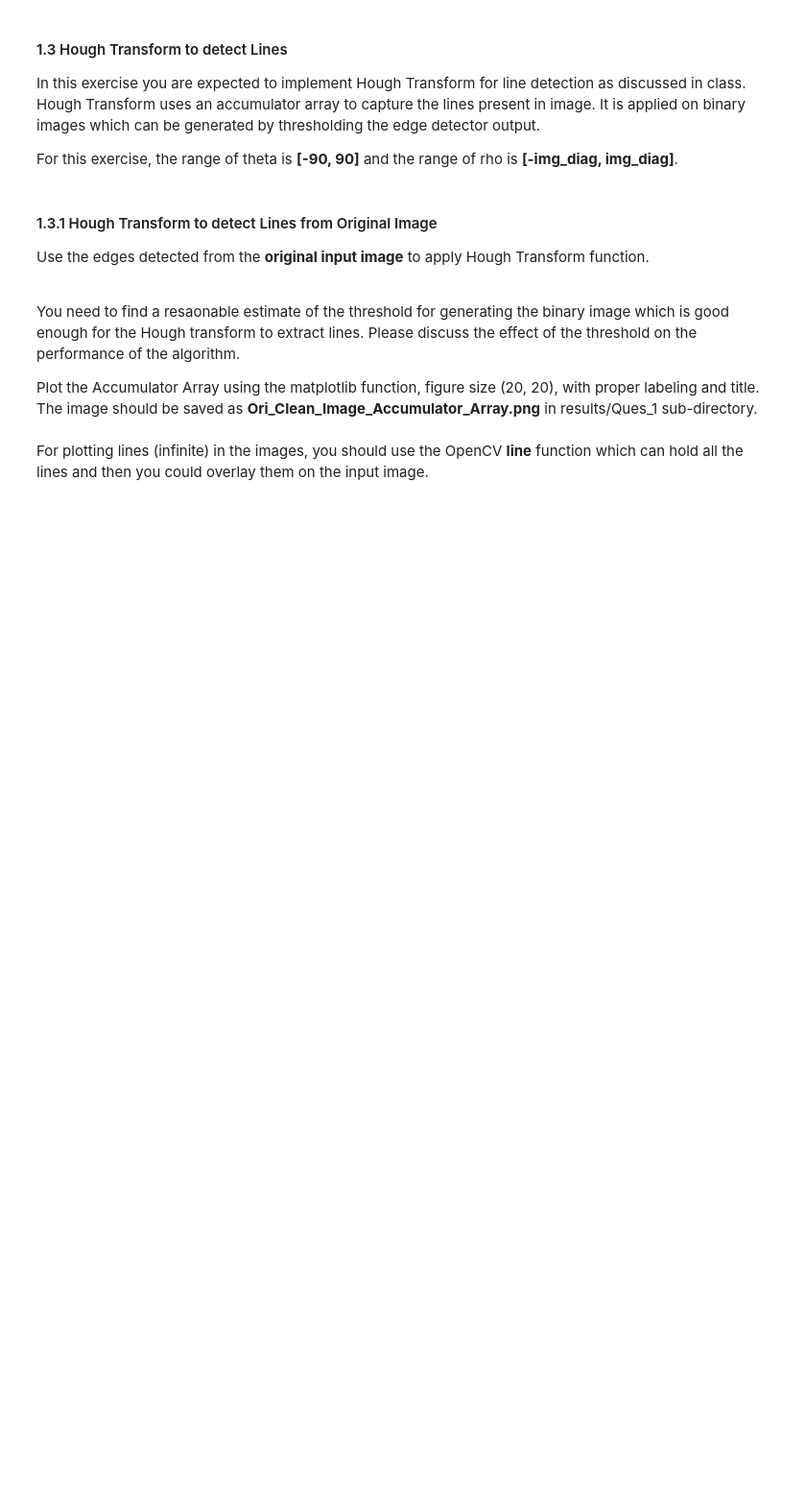
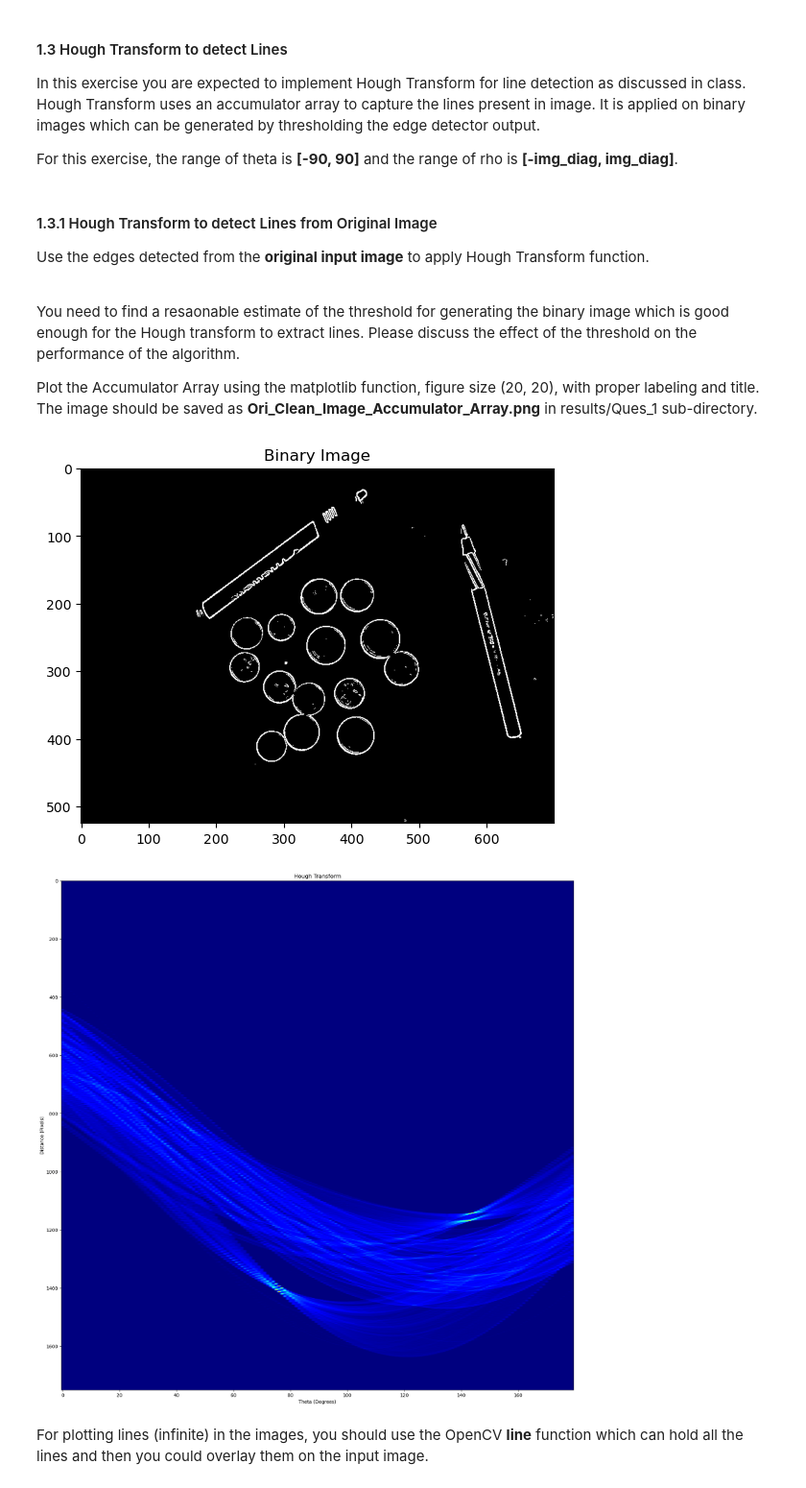
Before and after one commit to CasuallyAlive/Computer_Vision_Projects, a Jupyter notebook: src/proj2_6320/proj2_code/Project_2_CS6320.ipynb, the cells around one changed output. Shown at 96% size. Cells and saved outputs as stored; diff of their text form; code cells hidden in the pictures; blank space fills up the shorter version.

```diff
--- a/src/proj2_6320/proj2_code/Project_2_CS6320.ipynb
+++ b/src/proj2_6320/proj2_code/Project_2_CS6320.ipynb
@@ -204,6 +253,23 @@ def hough_transform(input_img, threshold, theta_res, rho_res):
     ##############################
     # TO DO: Your Implementation
     ##############################
+    thetas = np.deg2rad(np.arange(theta_res[0], theta_res[1]))
+    cos_thetas, sin_thetas = np.cos(thetas), np.sin(thetas)
+    rhos = np.linspace(rho_res[0], rho_res[1], rho_res[1]*2)
+
+    sz_y, sz_x = input_img.shape
+
+    accumulator = np.zeros((2*rho_res[1], len(thetas)), dtype=np.uint32)
+    binary_img = np.uint8((input_img >= threshold))
+
+    edge_pts = {(i, j) if binary_img[j,i] else None \
+        for i in range(sz_x) for j in range(sz_y)}
+    edge_pts.remove(None)
+
+    for edge_pt in edge_pts:
+        for t_idx in range(len(thetas)):
+            d = round(edge_pt[0]*cos_thetas[t_idx]+edge_pt[1]*sin_thetas[t_idx])+rho_res[1]
+            accumulator[d, t_idx] += 1
 
     ################################
     # Your Implementation ENDS here
@@ -222,27 +288,40 @@ Plot the Accumulator Array using the matplotlib function, figure size (20, 20),
 # %%
 # Invoke the Hough Transform Method to Extract the Lines from the Image
 # You need to find a resaonable estimate of the threshold for generating a binary image
 # which is good enough for the Hough transform to extract the lines
 # To expedite the process you can play with the resolution of the theta and rho
 # without compromising the quality of the results
-
-ori_accumulator, ori_thetas, ori_rhos, ori_binary_img = hough_transform()
+diag_len = math.ceil(np.sqrt(img.shape[0]**2+img.shape[1]**2))
+ori_accumulator, ori_thetas, ori_rhos, ori_binary_img = hough_transform(edge_detector(np.copy(img), 2, blur=False), np.mean(img), [-90, 90], [-diag_len, diag_len])
 
 # Save the Thresholded Binary Image
 cv.imwrite('../results/Ques_1/Ori_Clean_Binary_Image.png', ori_binary_img)
 
 #Plot the Binary Image
 plt.figure(); plt.imshow(ori_binary_img.astype(np.uint8), cmap='gray'); plt.title('Binary Image')
 
 
 # Plot Accumulator Array
 ##############################
 # TO DO: Your Implementation
 ##############################
+def plot_accum_arr(accumulator, rhos, thetas, threshold, save_path):
+    fig = plt.figure(figsize=(20,20))
 
+    plt.imshow(accumulator, aspect='auto', cmap='jet')
+    plt.title("Hough Transform")
+    plt.xlabel("Theta (Degrees)"); plt.ylabel("Distance (Pixels)")
+    cv.imwrite(save_path, (accumulator/np.max(accumulator)))
+    return fig
+
+arr_fig = plot_accum_arr(ori_accumulator, ori_rhos, ori_thetas, np.mean(img), \
+                    '../results/Ques_1/Ori_Clean_Image_Accumulator_Array.png')
 ################################
 # Your Implementation ENDS here
 ################################
+# %% [output]
+[figure, added]
+[figure, added]
 # %% [markdown]
 For plotting lines (infinite) in the images, you should use the OpenCV <b>line</b> function which can hold all the lines and then you could overlay them on the input image.
 # %%
```
Also changed, not shown: parts of 13 cells of this notebook, 13 other files.
